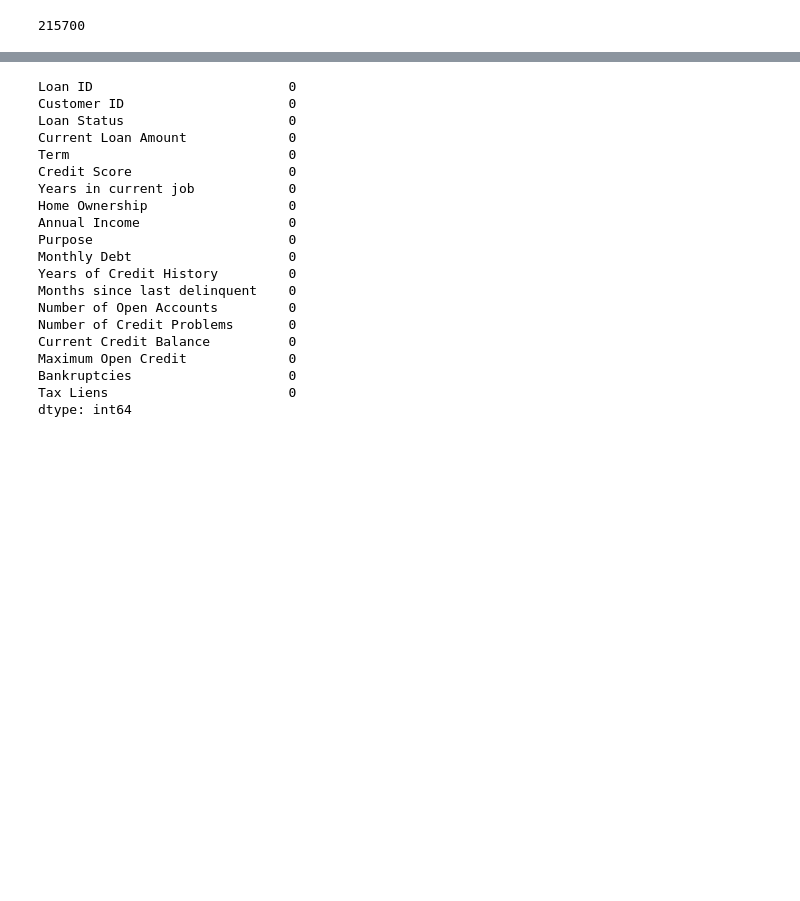
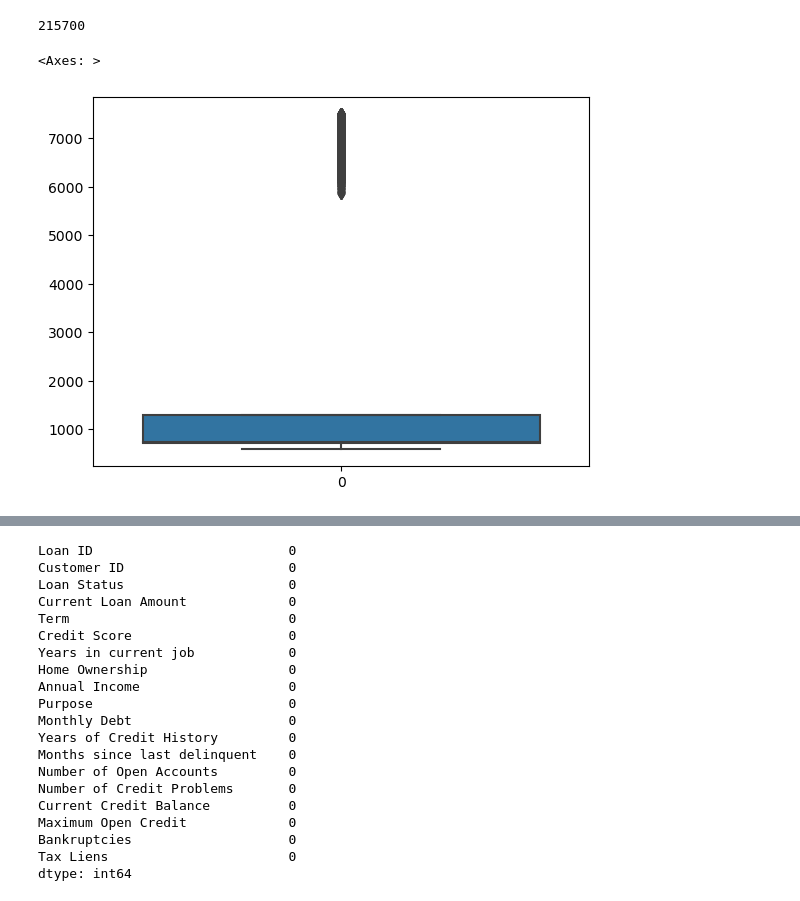
Before and after one commit to ChadSaglam/AI_BootCamp, a Jupyter notebook: Assignments & Projects/Project Based Learning Level 1/3- Loan Prediction - Classification/ Loan Prediction.ipynb, the cells around one changed output, grey strips where cells are left out. Cells and saved outputs as stored; diff of their text form; code cells hidden in the pictures; blank space fills up the shorter version.

```diff
--- a/Assignments & Projects/Project Based Learning Level 1/3- Loan Prediction - Classification/ Loan Prediction.ipynb
+++ b/Assignments & Projects/Project Based Learning Level 1/3- Loan Prediction - Classification/ Loan Prediction.ipynb
@@ -142,0 +142,5 @@ df=df[df['Credit Score']<2000]
+# %%
+sns.boxplot(df['Credit Score'])
+# %% [output]
+<Axes: >
+[figure, added]
```
Also changed, not shown: parts of 12 cells of this notebook.
